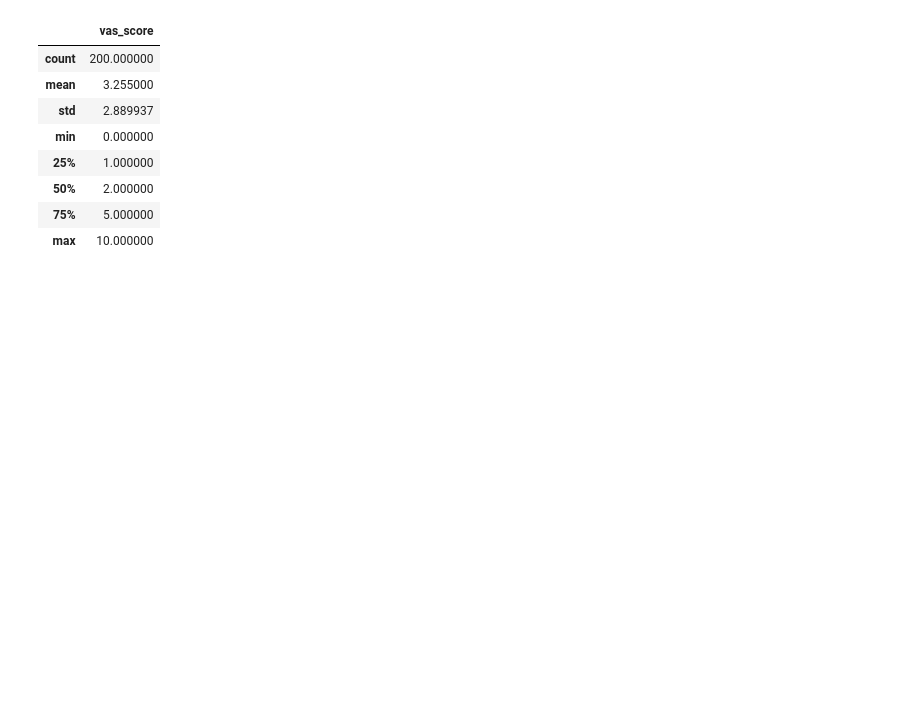
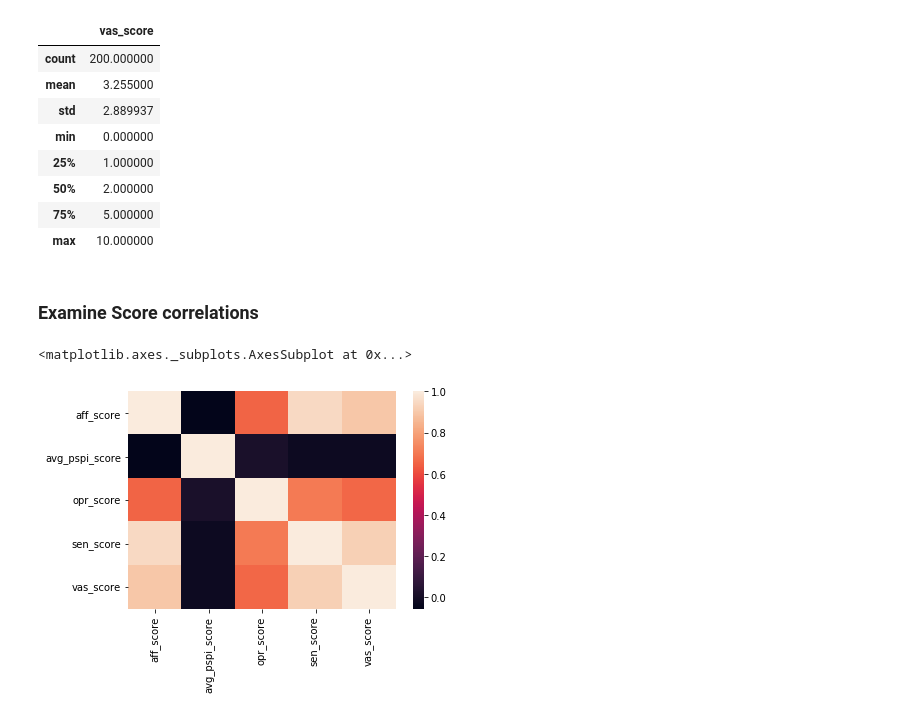
Before and after one commit to aramakrishnan1/w210-final-project, a Jupyter notebook: Dataset_EDA.ipynb, the cells around one changed output. Saved outputs shown, nothing was run; the diff lists cells and outputs as text; code cells hidden in the pictures; blank space fills up the shorter version.

Commit message:
Add score correlation heatmap to EDA

```diff
--- a/Dataset_EDA.ipynb
+++ b/Dataset_EDA.ipynb
@@ -414,3 +415,22 @@ df2.describe()
 | 50% | 2.000000 |
 | 75% | 5.000000 |
 | max | 10.000000 |
+# %% [markdown]
+### Examine Score correlations
+# %%
+heatmap_data = {'avg_pspi_score': avg_pspi_scores,
+                'aff_score': aff_scores,
+                'opr_score': opr_scores,
+                'sen_score': sen_scores,
+                'vas_score': vas_scores}
+
+heatmap_df = pd.DataFrame(data=heatmap_data)
+corr = heatmap_df.corr()
+
+# plot the heatmap
+sns.heatmap(corr,
+            xticklabels=corr.columns,
+            yticklabels=corr.columns)
+# %% [output]
+<matplotlib.axes._subplots.AxesSubplot at 0x...>
+[figure, added]
```
Also changed, not shown: parts of 1 cell of this notebook.
